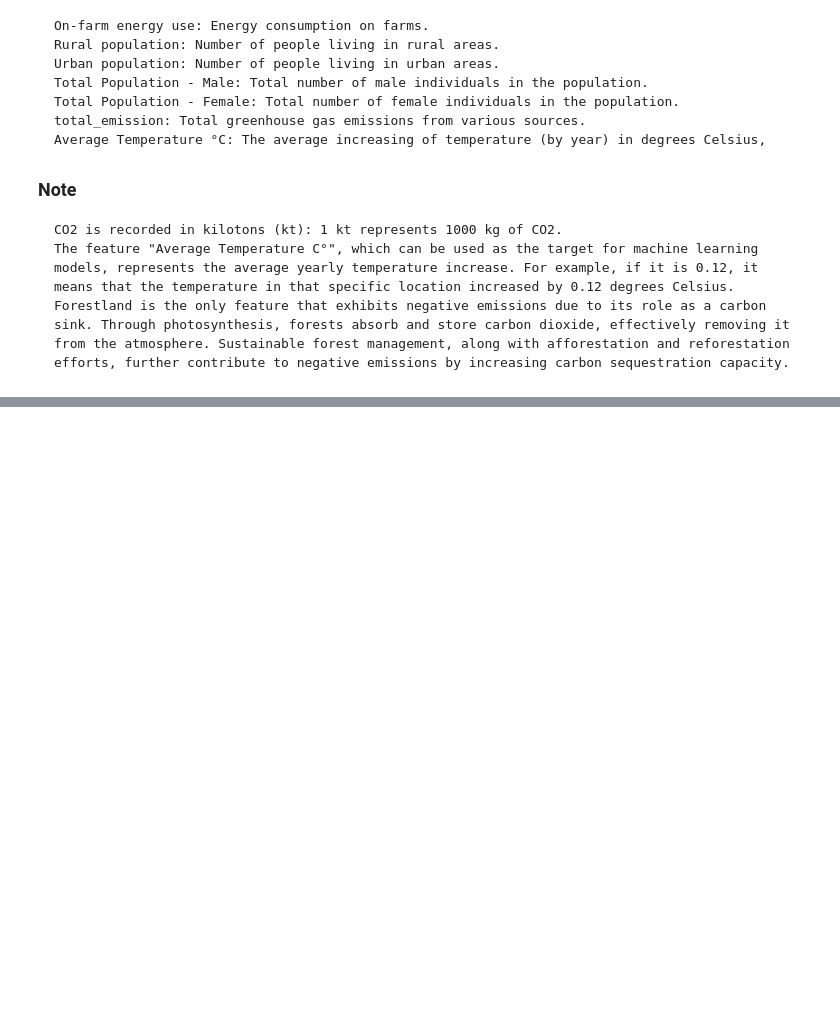
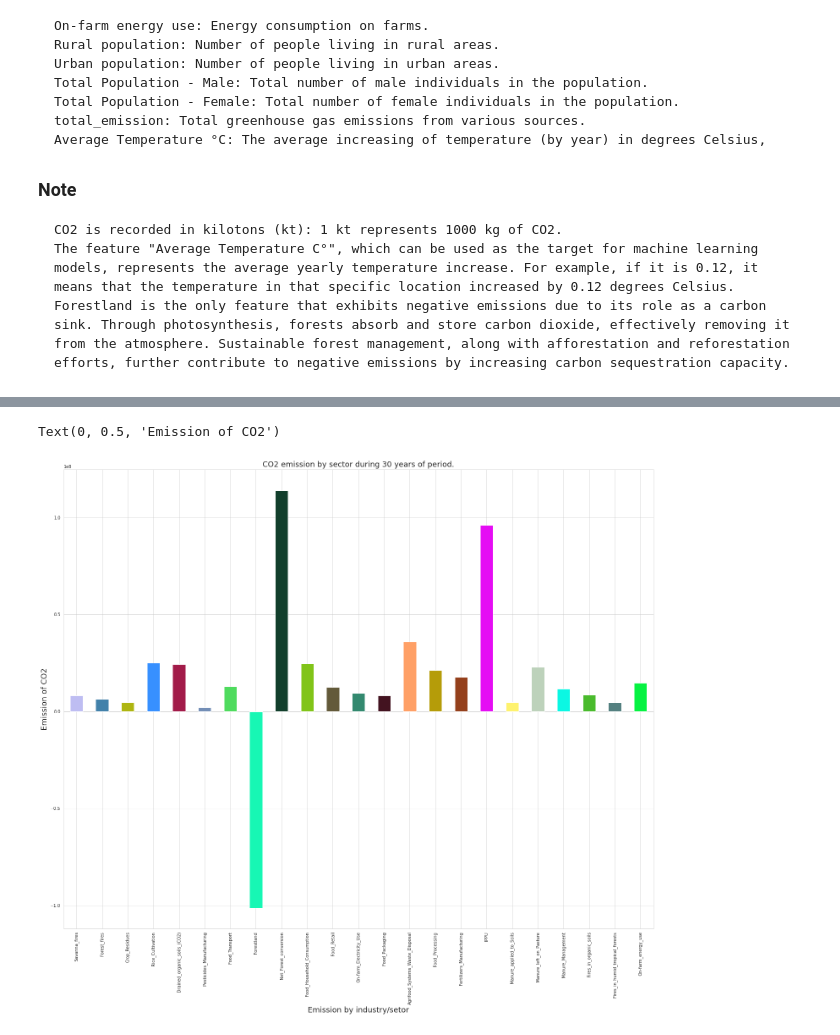
Before and after one commit to ptrGSKA/Agro-food_CO2_emission, a Jupyter notebook: agri-food_co2_emission.ipynb, the cells around one changed output, grey strips where cells are left out. Cells and saved outputs as stored; diff of their text form; code cells hidden in the pictures; blank space fills up the shorter version.

```diff
--- a/agri-food_co2_emission.ipynb
+++ b/agri-food_co2_emission.ipynb
@@ -86,0 +168,22 @@ df.fillna(0, inplace = True)
+# %%
+
+df_emitter = df.groupby('Year')[['Savanna_fires','Forest_fires', 'Crop_Residues',
+                                 'Rice_Cultivation', 'Drained_organic_soils_(CO2)',  'Pesticides_Manufacturing',
+                                 'Food_Transport', 'Forestland', 'Net_Forest_conversion',
+                                 'Food_Household_Consumption', 'Food_Retail', 'On-farm_Electricity_Use',
+                                 'Food_Packaging', 'Agrifood_Systems_Waste_Disposal', 'Food_Processing',
+                                 'Fertilizers_Manufacturing', 'IPPU', 'Manure_applied_to_Soils',
+                                 'Manure_left_on_Pasture', 'Manure_Management', 'Fires_in_organic_soils',
+                                 'Fires_in_humid_tropical_forests', 'On-farm_energy_use']].sum()
+
+df_emitter_tot = df_emitter.sum(axis = 0)
+no_of_col = 23
+colors = ["#"+''.join([random.choice('0123456789ABCDEF') for j in range(6)])
+             for i in range(no_of_col)]
+df_emitter_tot.plot(kind = 'bar', figsize = (25, 20), color = colors, rot = 90)
+plt.title('CO2 emission by sector during 30 years of period.', fontsize = 18)
+plt.xlabel('Emission by industry/setor', fontsize = 18)
+plt.ylabel('Emission of CO2', fontsize = 18)
+# %% [output]
+Text(0, 0.5, 'Emission of CO2')
+[figure, added]
```
Also changed, not shown: parts of 14 cells of this notebook, 1 other file.
